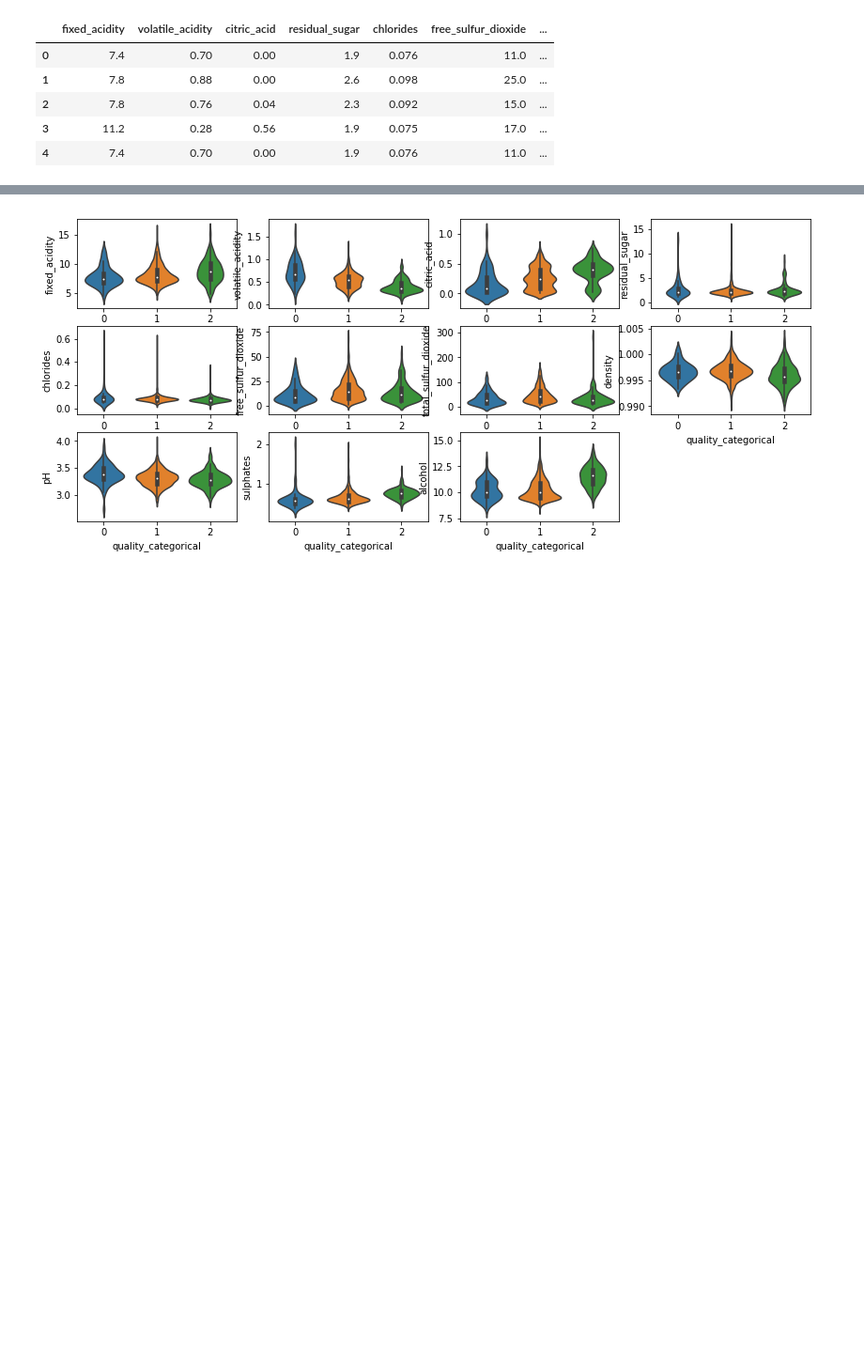
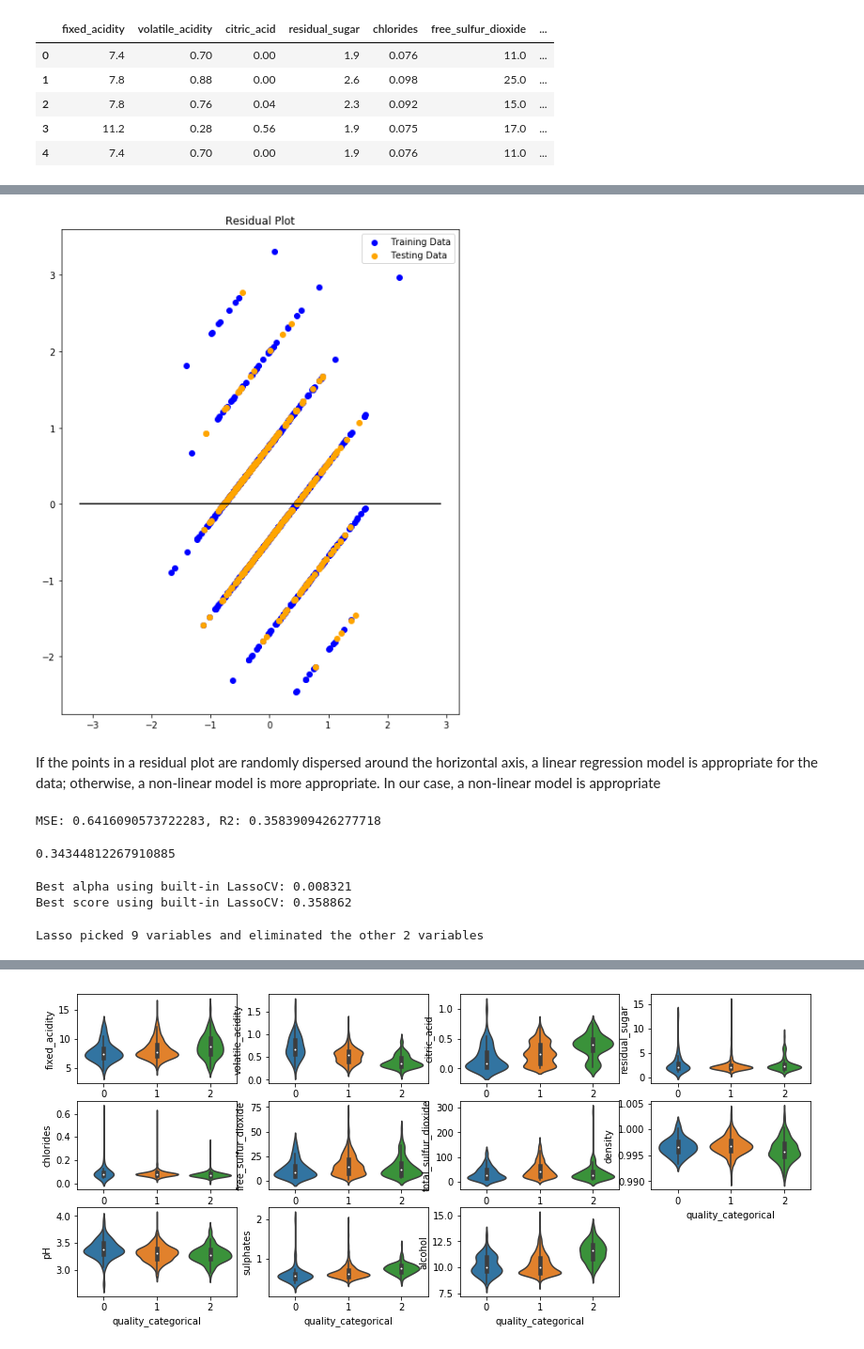
Before and after one commit to rahulughade/winequality, a Jupyter notebook: redwine.ipynb, the cells around one changed output, grey strips where cells are left out. Shown at 94% size. Saved outputs shown, nothing was run; the diff lists cells and outputs as text; code cells hidden in the pictures; blank space fills up the shorter version.

```diff
--- a/redwine.ipynb
+++ b/redwine.ipynb
@@ -130,0 +179,4 @@ plt.show()
+# %%
+# Split the data into training and testing
+from sklearn.model_selection import train_test_split
+X_train, X_test, y_train, y_test = train_test_split(X, y, random_state=42)
@@ -130,0 +219,51 @@ plt.show()
+# %%
+# Make predictions using the X_test_scaled data
+# Plot y_test_scaled vs y_test_scaled
+# Scatter plot y_test_scaled vs predictions
+predictions = model.predict(X_test_scaled)
+model.fit(X_train_scaled, y_train_scaled)
+plt.scatter(model.predict(X_train_scaled), model.predict(X_train_scaled) - y_train_scaled, c="blue", label="Training Data")
+plt.scatter(model.predict(X_test_scaled), model.predict(X_test_scaled) - y_test_scaled, c="orange", label="Testing Data")
+plt.legend()
+plt.hlines(y=0, xmin=y_test_scaled.min(), xmax=y_test_scaled.max())
+plt.title("Residual Plot")
+plt.show()
+# %% [output]
+[figure, added]
+# %% [markdown]
+If the points in a residual plot are randomly dispersed around the horizontal axis, a linear regression model is appropriate for the data; otherwise, a non-linear model is more appropriate.
+In our case, a non-linear model is appropriate
+# %%
+from sklearn.metrics import mean_squared_error
+lasso = Lasso(alpha=.01).fit(X_scaled, y_scaled)
+predictions = lasso.predict(X_scaled)
+MSE = mean_squared_error(y_scaled, predictions)
+r2 = lasso.score(X_scaled, y_scaled)
+### END SOLUTION
+
+print(f"MSE: {MSE}, R2: {r2}")
+# %% [output]
+MSE: 0.6416090573722283, R2: 0.3583909426277718
+# %%
+# >>> from sklearn.linear_model import LassoCV
+# >>> from sklearn.datasets import make_regression
+# >>> X, y = make_regression(noise=4, random_state=0)
+reg = LassoCV(cv=5, random_state=0).fit(X, y)
+reg.score(X, y)
+# reg.predict(X[:1,])
+# %% [output]
+0.34344812267910885
+# %%
+reg = LassoCV()
+reg.fit(X_scaled, y_scaled)
+
+print("Best alpha using built-in LassoCV: %f" % reg.alpha_)
+print("Best score using built-in LassoCV: %f" %reg.score(X_scaled,y_scaled))
+coef = pd.Series(reg.coef_, index = X.columns)
+# %% [output]
+Best alpha using built-in LassoCV: 0.008321
+Best score using built-in LassoCV: 0.358862
+# %%
+print("Lasso picked " + str(sum(coef != 0)) + " variables and eliminated the other " +  str(sum(coef == 0)) + " variables")
+# %% [output]
+Lasso picked 9 variables and eliminated the other 2 variables
```
Also changed, not shown: parts of 47 cells of this notebook.
